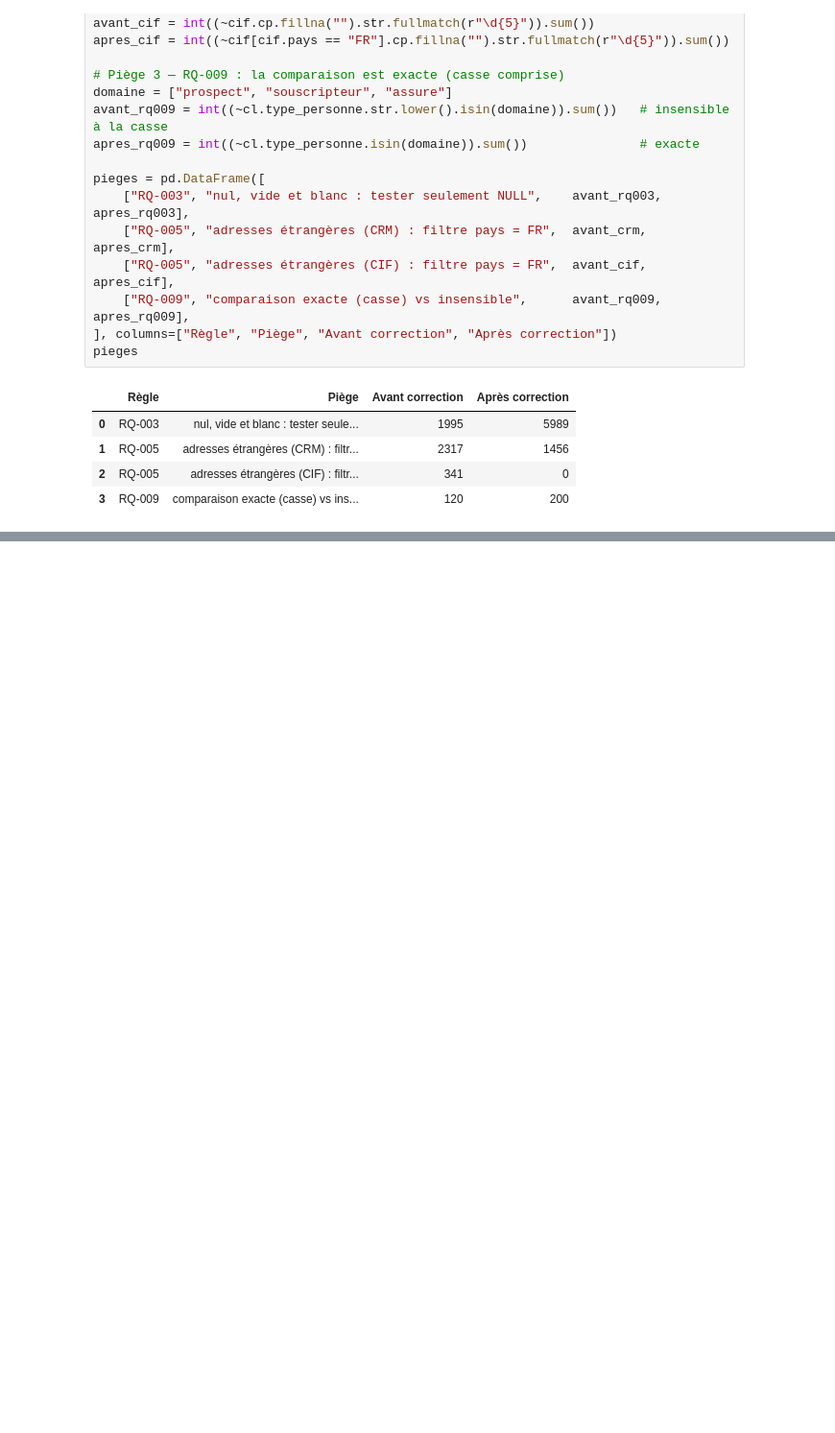
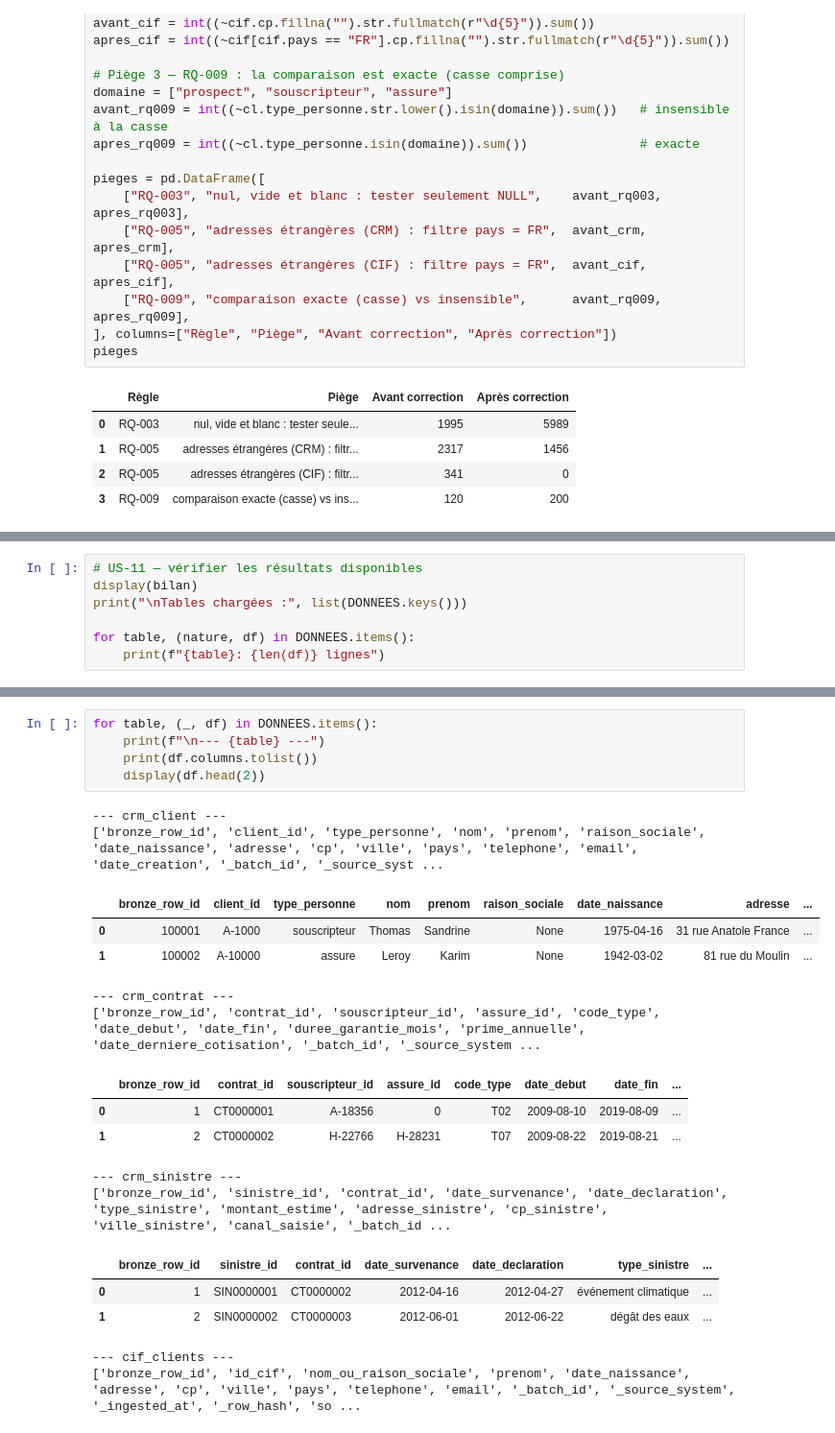
Before and after one commit to Samii05/td-qualite-g01, a Jupyter notebook: notebooks/S2_01.ipynb, the cells around one changed output, grey strips where cells are left out. Shown at 96% size. Saved outputs shown, nothing was run; the diff lists cells and outputs as text; blank space fills up the shorter version.

```diff
--- a/notebooks/S2_01.ipynb
+++ b/notebooks/S2_01.ipynb
@@ -262,0 +265,7 @@ pieges
+# %%
+# US-11 — vérifier les résultats disponibles
+display(bilan)
+print("\nTables chargées :", list(DONNEES.keys()))
+
+for table, (nature, df) in DONNEES.items():
+    print(f"{table}: {len(df)} lignes")
@@ -262,0 +292,23 @@ pieges
+# %%
+for table, (_, df) in DONNEES.items():
+    print(f"\n--- {table} ---")
+    print(df.columns.tolist())
+    display(df.head(2))
+# %% [output]
+--- crm_client ---
+['bronze_row_id', 'client_id', 'type_personne', 'nom', 'prenom', 'raison_sociale', 'date_naissance', 'adresse', 'cp', 'ville', 'pays', 'telephone', 'email', 'date_creation', '_batch_id', '_source_syst ...
+|  | bronze_row_id | client_id | type_personne | nom | prenom | raison_sociale | date_naissance | adresse | ... |
+| 0 | 100001 | A-1000 | souscripteur | Thomas | Sandrine | None | 1975-04-16 | 31 rue Anatole France | ... |
+| 1 | 100002 | A-10000 | assure | Leroy | Karim | None | 1942-03-02 | 81 rue du Moulin | ... |
+--- crm_contrat ---
+['bronze_row_id', 'contrat_id', 'souscripteur_id', 'assure_id', 'code_type', 'date_debut', 'date_fin', 'duree_garantie_mois', 'prime_annuelle', 'date_derniere_cotisation', '_batch_id', '_source_system ...
+|  | bronze_row_id | contrat_id | souscripteur_id | assure_id | code_type | date_debut | date_fin | ... |
+| 0 | 1 | CT0000001 | A-18356 | 0 | T02 | 2009-08-10 | 2019-08-09 | ... |
+| 1 | 2 | CT0000002 | H-22766 | H-28231 | T07 | 2009-08-22 | 2019-08-21 | ... |
+--- crm_sinistre ---
+['bronze_row_id', 'sinistre_id', 'contrat_id', 'date_survenance', 'date_declaration', 'type_sinistre', 'montant_estime', 'adresse_sinistre', 'cp_sinistre', 'ville_sinistre', 'canal_saisie', '_batch_id ...
+|  | bronze_row_id | sinistre_id | contrat_id | date_survenance | date_declaration | type_sinistre | ... |
+| 0 | 1 | SIN0000001 | CT0000002 | 2012-04-16 | 2012-04-27 | événement climatique | ... |
+| 1 | 2 | SIN0000002 | CT0000003 | 2012-06-01 | 2012-06-22 | dégât des eaux | ... |
+--- cif_clients ---
+['bronze_row_id', 'id_cif', 'nom_ou_raison_sociale', 'prenom', 'date_naissance', 'adresse', 'cp', 'ville', 'pays', 'telephone', 'email', '_batch_id', '_source_system', '_ingested_at', '_row_hash', 'so ...
```
Also changed, not shown: parts of 13 cells of this notebook, 1 other file.
